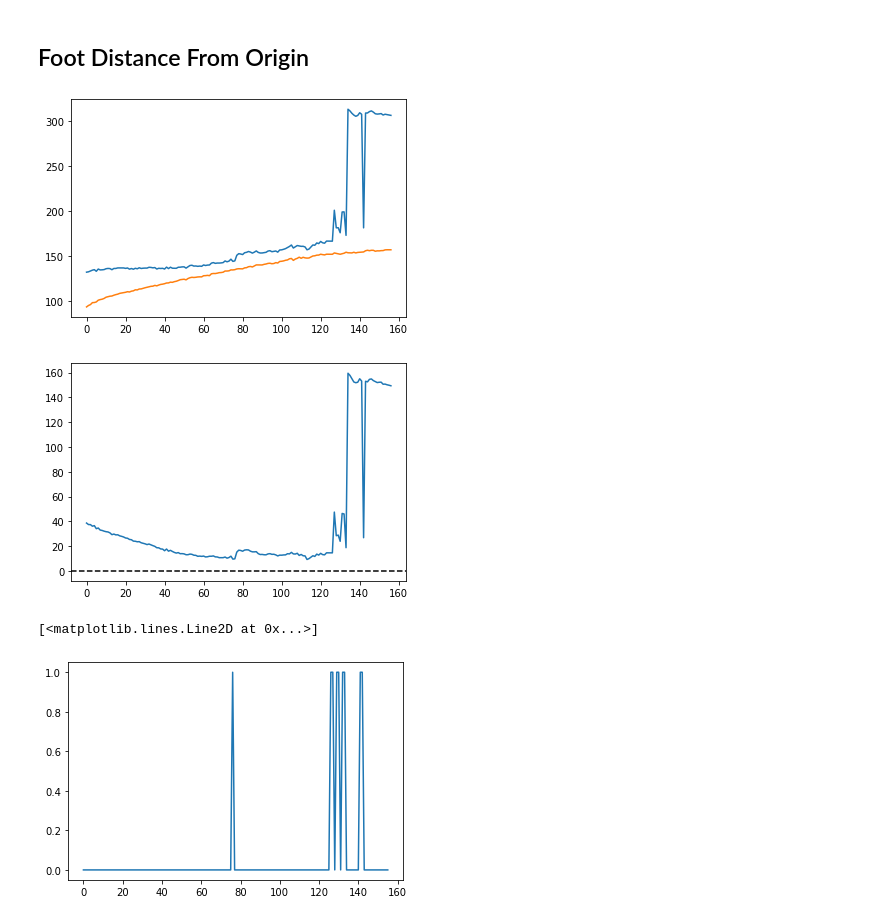
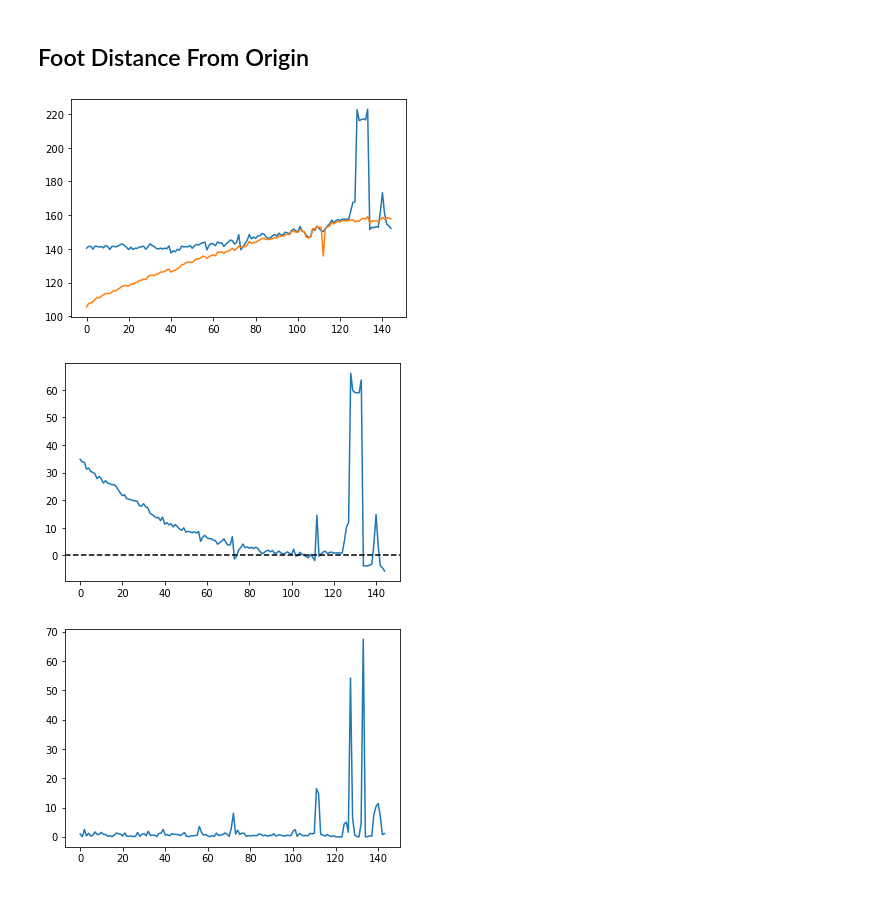
Before and after one commit to shivChitinous/bite-tracks, a Jupyter notebook: legAnalysis.ipynb, the cells around one changed output. Cells and saved outputs as stored; diff of their text form; code cells hidden in the pictures.

```diff
--- a/legAnalysis.ipynb
+++ b/legAnalysis.ipynb
@@ -14,9 +14,9 @@ plt.rcParams['pdf.fonttype'] = 42
 vid_folder = "/Users/loaner/Documents/GitHub/bite-tracks/sample_leg/"
 plot_folder = "/Users/loaner/Documents/GitHub/bite-tracks/plots/"
 # %%
-vid = 'video1/'
+vid = 'video2/'
 # %%
-legDf = pd.read_csv(vid_folder+vid+"skito_cartoon_S0001DLC_resnet50_deetFeb24shuffle1_350000.csv",header=[1,2],index_col=0)
+legDf = pd.read_csv(vid_folder+vid+"skito_cartoon_S0001DLC_resnet50_deet4Mar6shuffle1_280000.csv",header=[1,2],index_col=0)
 # %% [markdown]
 ## Radius Estimation
 # %%
@@ -43,14 +70,14 @@ d_foot = np.sqrt(np.sum((legDf['tar1'].iloc[:,:2].values-legDf['Org'].iloc[:,:2]
 plt.plot(range(np.sum(mask)),d_foot[mask]);
 plt.plot(range(np.sum(mask)),r[mask]);
 # %% [output]
-[figure, old version]
+[figure, new version]
 # %%
 dist_to_front = d_foot[mask]-r[mask]
 plt.plot(range(np.sum(mask)),dist_to_front);
 plt.axhline(0,linestyle='--',color='k');
 # %% [output]
-[figure, old version]
+[figure, new version]
 # %%
+plt.plot(np.abs(np.diff(dist_to_front)));
 # %% [output]
-[<matplotlib.lines.Line2D at 0x...>]
-[figure, old version]
+[figure, new version]
```
Also changed, not shown: parts of 4 cells of this notebook.
